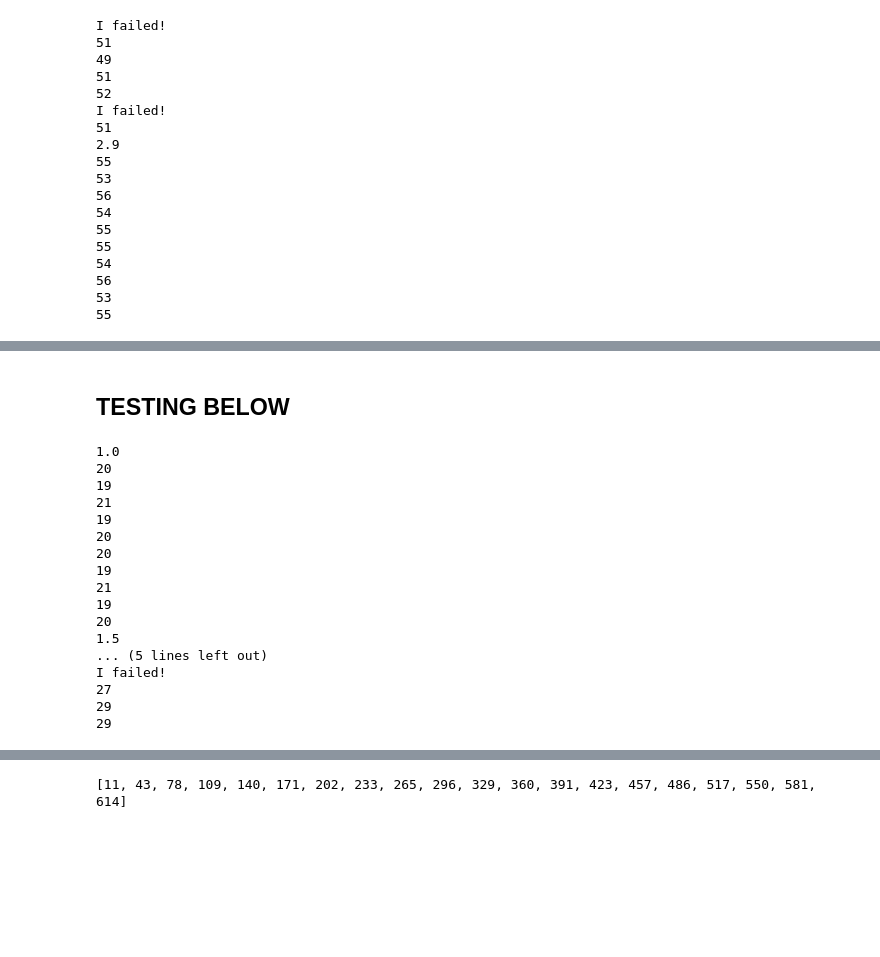
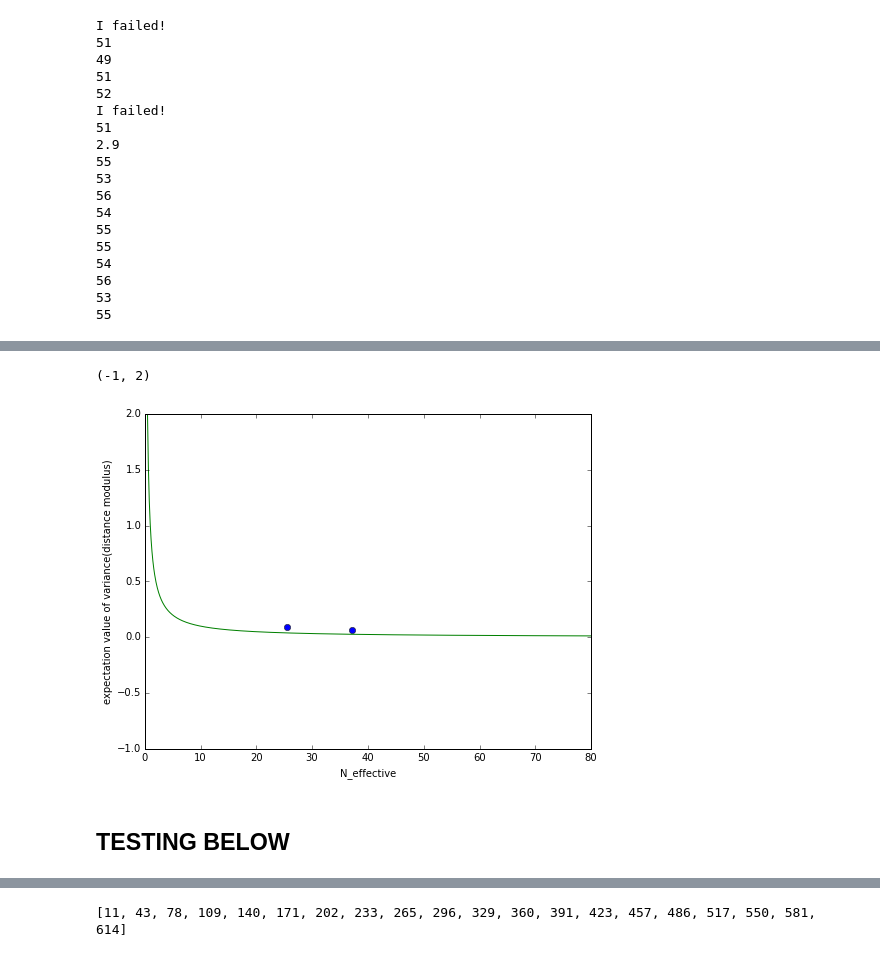
Before and after one commit to aimalz/SNeLightcurveQualityMetric, a Jupyter notebook: HackSNeOS.ipynb, the cells around one changed output, grey strips where cells are left out. Saved outputs shown, nothing was run; the diff lists cells and outputs as text; code cells hidden in the pictures; blank space fills up the shorter version.

Commit message:
Working function for MCMC method

```diff
--- a/HackSNeOS.ipynb
+++ b/HackSNeOS.ipynb
@@ -72,9 +72,10 @@ def shift_loop_mcmc(delta_t0, lsst_obs):
     for i in delta_t0:
         try:
             sn = PerSNMetric(summarydf=lsst_obs.summary,t0=i, raCol='ra', decCol='dec', lsst_bp=lsst_bp)
-            data = snLSST.SNCosmoLC()
+            data = sn.SNCosmoLC()
             mcmc_out = sncosmo.mcmc_lc(data,model,['z', 't0', 'x0', 'x1', 'c'],bounds={'z':(0.3, 0.7)})
             t = anf.ResChar.fromSNCosmoRes(mcmc_out)
+            print i,t.salt_samples().mu.std()
             var.append(t.salt_samples().mu.std()*t.salt_samples().mu.std())
         except:
             print('I failed!')
@@ -107,6 +108,23 @@ def cadence_loop(bumps,delta_t0):
         mu_variance_per_bump.append(shift_loop(delta_t0, lsst_obs))
 
     return mu_variance_per_bump, length
+
+def cadence_loop_mcmc(bumps,delta_t0):
+    ## Could move this function into the previous function and have mcmc be an option.
+    length = []
+    mu_variance_per_bump = []
+    for i in bumps:
+        print i
+        lsstCadence['bF'] = i
+
+        lsst_obs = gedankenLSST.GSN_Obs(mjd_center=49570.,
+                                    lsstrequirements=lsstCadence,
+                                    ra=58., dec=-27.,
+                                    timeWindow=[-130., 150.])
+        length.append(len(lsst_obs.summary))
+        mu_variance_per_bump.append(shift_loop_mcmc(delta_t0, lsst_obs)) ### This line is the only difference between the two.
+
+    return mu_variance_per_bump, length
 # %%
 t0 = 49570.
 dt = 50.
@@ -196,3 +214,12 @@ I failed!
 56
 53
 55
+# %%
+#bumps1 = np.arange(0.2, 1.5, 0.2)
+#mvpb1, length1 = cadence_loop(bumps1,delta_t0)
+t0 = 49570.
+dt = 50.
+delta_t0 = np.linspace(t0-dt,t0+dt,10)
+
+bumps1 = np.arange(1.0, 2.0, 0.5)
+mvpb1, length1 = cadence_loop_mcmc(bumps1,delta_t0)
@@ -199,26 +270,17 @@ I failed!
+# %%
+normalize =(49645.0 - 49540.0)/(130.+ 150.)
+
+x = np.linspace(0.1, 80, 1000)
+
+plt.figure(figsize = (8,6))
+plt.plot(np.array(length1)*normalize, mvpb1, 'o')
+plt.plot(x, 1.0/x, label = '1/N_eff')
+plt.ylabel('expectation value of variance(distance modulus)')
+plt.xlabel('N_effective')
+plt.ylim(-1, 2)
+#plt.savefig('preliminary_bump01_3.pdf')
+# %% [output]
+(-1, 2)
+[figure, added]
 # %% [markdown]
 ## TESTING BELOW
-# %%
-#bumps1 = np.arange(0.2, 1.5, 0.2)
-#mvpb1, length1 = cadence_loop(bumps1,delta_t0)
-
-bumps1 = np.arange(1.0, 2.0, 0.5)
-mvpb1, length1 = cadence_loop(bumps1,delta_t0)
-# %% [output]
-1.0
-20
-19
-21
-19
-20
-20
-19
-21
-19
-20
-1.5
-... (5 lines left out)
-I failed!
-27
-29
-29
```
Also changed, not shown: parts of 12 cells of this notebook.
